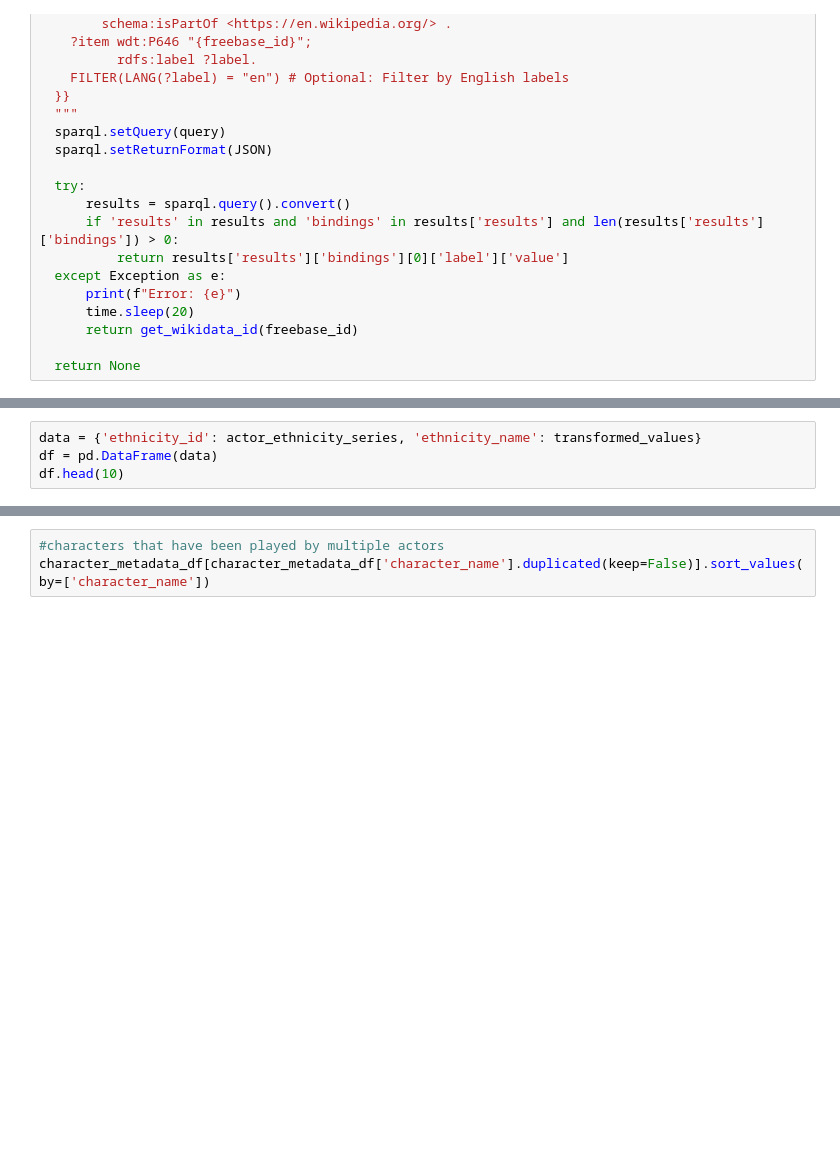
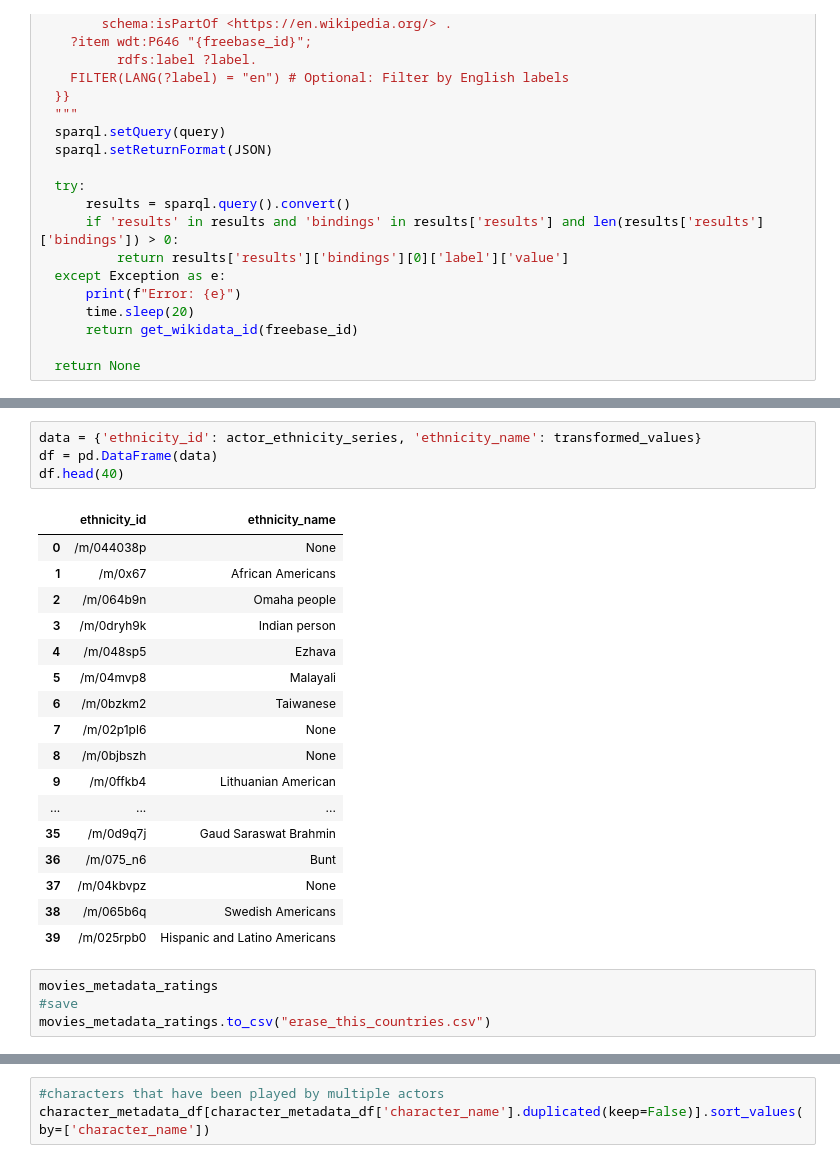
Before and after one commit to epfl-ada/ada-2023-project-adhd2023, a Jupyter notebook: milestone2.ipynb, the cells around one changed output, grey strips where cells are left out. Cells and saved outputs as stored; diff of their text form; blank space fills up the shorter version.

```diff
--- a/milestone2.ipynb
+++ b/milestone2.ipynb
@@ -490,4 +501,26 @@ transformed_values = [get_wikidata_id(value) for value in actor_ethnicity_series
 # %%
 data = {'ethnicity_id': actor_ethnicity_series, 'ethnicity_name': transformed_values}
 df = pd.DataFrame(data)
-df.head(10)
+df.head(40)
+# %% [output]
+|  | ethnicity_id | ethnicity_name |
+| 0 | /m/044038p | None |
+| 1 | /m/0x67 | African Americans |
+| 2 | /m/064b9n | Omaha people |
+| 3 | /m/0dryh9k | Indian person |
+| 4 | /m/048sp5 | Ezhava |
+| 5 | /m/04mvp8 | Malayali |
+| 6 | /m/0bzkm2 | Taiwanese |
+| 7 | /m/02p1pl6 | None |
+| 8 | /m/0bjbszh | None |
+| 9 | /m/0ffkb4 | Lithuanian American |
+| ... | ... | ... |
+| 35 | /m/0d9q7j | Gaud Saraswat Brahmin |
+| 36 | /m/075_n6 | Bunt |
+| 37 | /m/04kbvpz | None |
+| 38 | /m/065b6q | Swedish Americans |
+| 39 | /m/025rpb0 | Hispanic and Latino Americans |
+# %%
+movies_metadata_ratings
+#save
+movies_metadata_ratings.to_csv("erase_this_countries.csv")
```
Also changed, not shown: parts of 16 cells of this notebook, 5 other files.
